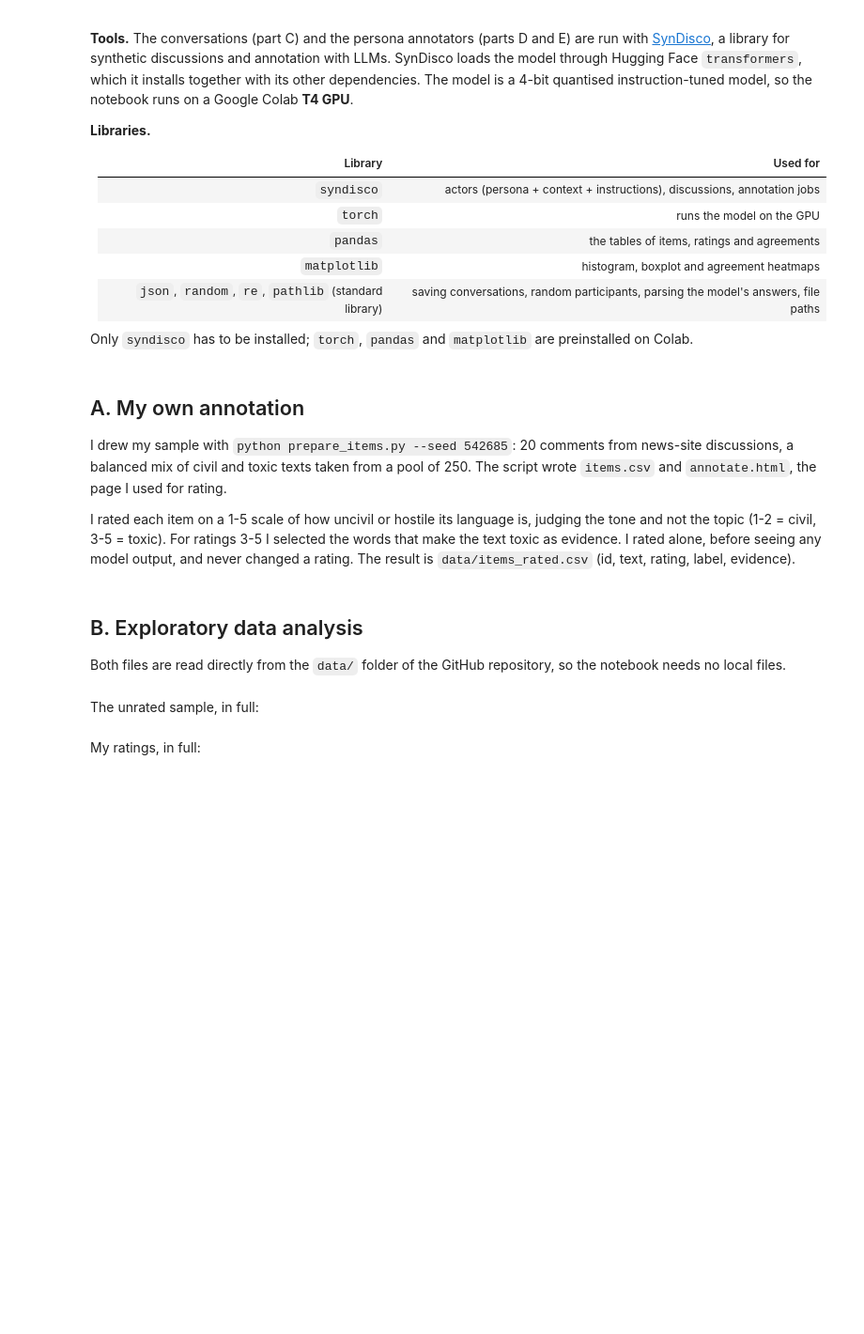
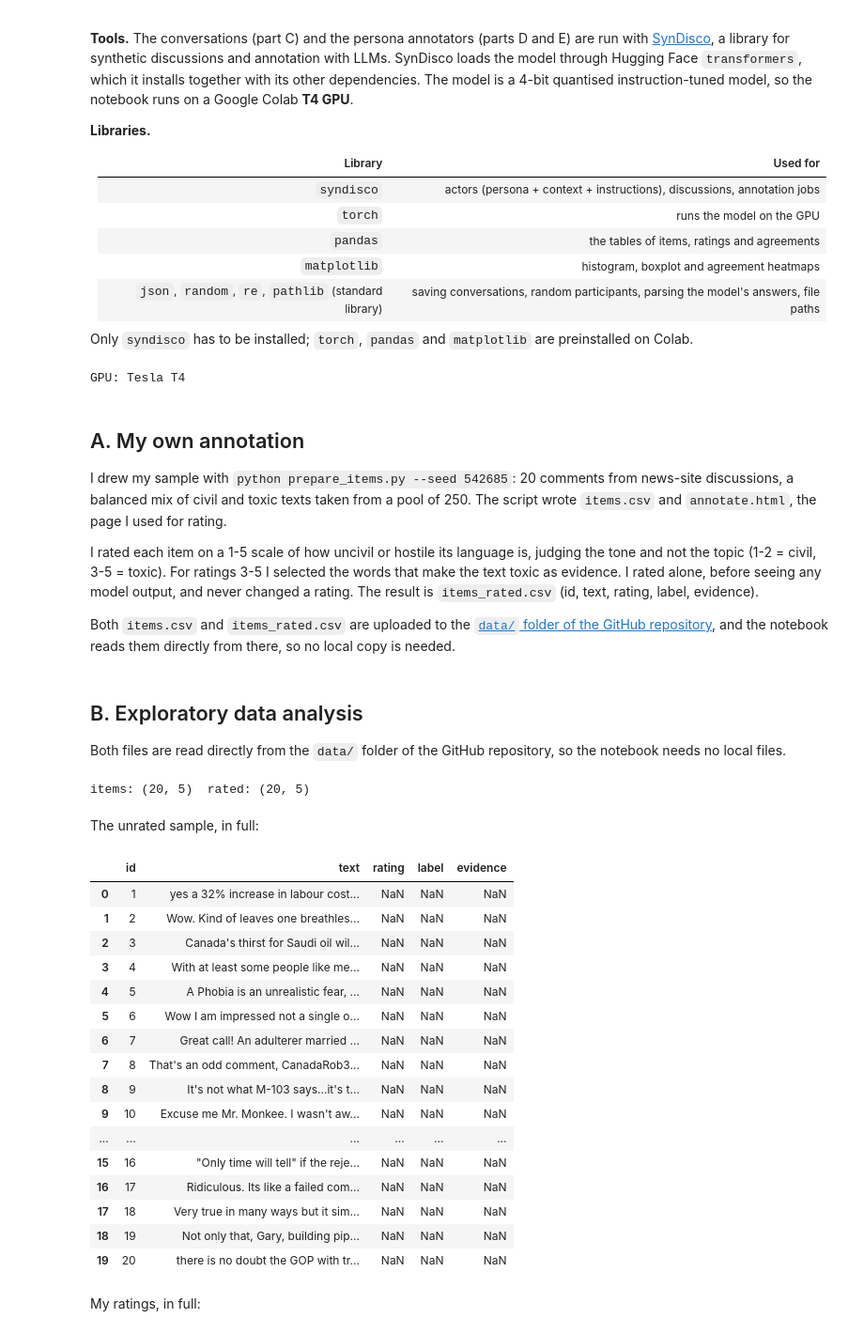
Before and after one commit to PetridhsG/practical-data-science-assignment-1, a Jupyter notebook: annotations.ipynb, the cells around one changed output. Shown at 94% size. Saved outputs shown, nothing was run; the diff lists cells and outputs as text; code cells hidden in the pictures; blank space fills up the shorter version.

```diff
--- a/annotations.ipynb
+++ b/annotations.ipynb
@@ -50,9 +50,9 @@ SEED = 542685                    # the seed of prepare_items.py, reused for ever
 random.seed(SEED)
 torch.manual_seed(SEED)
 
-pd.set_option("display.max_colwidth", None)  # print the texts in full
-
 print("GPU:", torch.cuda.get_device_name(0) if torch.cuda.is_available() else "none (Runtime > Change runtime type > T4 GPU)")
+# %% [output]
+GPU: Tesla T4
 # %% [markdown]
 ## A. My own annotation
 
@@ -63,7 +63,11 @@ a balanced mix of civil and toxic texts taken from a pool of 250. The script wro
 I rated each item on a 1-5 scale of how uncivil or hostile its language is, judging the tone and not the
 topic (1-2 = civil, 3-5 = toxic). For ratings 3-5 I selected the words that make the text toxic as evidence.
 I rated alone, before seeing any model output, and never changed a rating. The result is
-`data/items_rated.csv` (id, text, rating, label, evidence).
+`items_rated.csv` (id, text, rating, label, evidence).
+
+Both `items.csv` and `items_rated.csv` are uploaded to the
+[`data/` folder of the GitHub repository](https://github.com/PetridhsG/practical-data-science-assignment-1/tree/main/data),
+and the notebook reads them directly from there, so no local copy is needed.
 # %% [markdown]
 ## B. Exploratory data analysis
 
@@ -73,12 +77,33 @@ local files.
 DATA_URL = "https://raw.githubusercontent.com/PetridhsG/practical-data-science-assignment-1/main/data/"
 
 items = pd.read_csv(DATA_URL + "items.csv")              # the sample from prepare_items.py
-rated = pd.read_csv(DATA_URL + "items_rated.csv")        # my ratings from annotate.html
-print("items:", items.shape, " rated:", rated.shape)
+items_rated = pd.read_csv(DATA_URL + "items_rated.csv")        # my ratings from annotate.html
+print("items:", items.shape, " rated:", items_rated.shape)
+# %% [output]
+items: (20, 5)  rated: (20, 5)
 # %% [markdown]
 The unrated sample, in full:
 # %%
-items
+with pd.option_context("display.max_colwidth", None):   # show the full text of the items in the table
+    display(items)
+# %% [output]
+|  | id | text | rating | label | evidence |
+| 0 | 1 | yes a 32% increase in labour cost... | NaN | NaN | NaN |
+| 1 | 2 | Wow. Kind of leaves one breathles... | NaN | NaN | NaN |
+| 2 | 3 | Canada's thirst for Saudi oil wil... | NaN | NaN | NaN |
+| 3 | 4 | With at least some people like me... | NaN | NaN | NaN |
+| 4 | 5 | A Phobia is an unrealistic fear, ... | NaN | NaN | NaN |
+| 5 | 6 | Wow I am impressed not a single o... | NaN | NaN | NaN |
+| 6 | 7 | Great call! An adulterer married ... | NaN | NaN | NaN |
+| 7 | 8 | That's an odd comment, CanadaRob3... | NaN | NaN | NaN |
+| 8 | 9 | It's not what M-103 says...it's t... | NaN | NaN | NaN |
+| 9 | 10 | Excuse me Mr. Monkee. I wasn't aw... | NaN | NaN | NaN |
+| ... | ... | ... | ... | ... | ... |
+| 15 | 16 | "Only time will tell" if the reje... | NaN | NaN | NaN |
+| 16 | 17 | Ridiculous. Its like a failed com... | NaN | NaN | NaN |
+| 17 | 18 | Very true in many ways but it sim... | NaN | NaN | NaN |
+| 18 | 19 | Not only that, Gary, building pip... | NaN | NaN | NaN |
+| 19 | 20 | there is no doubt the GOP with tr... | NaN | NaN | NaN |
 # %% [markdown]
 My ratings, in full:
 # %%
```
Also changed, not shown: parts of 5 cells of this notebook.
